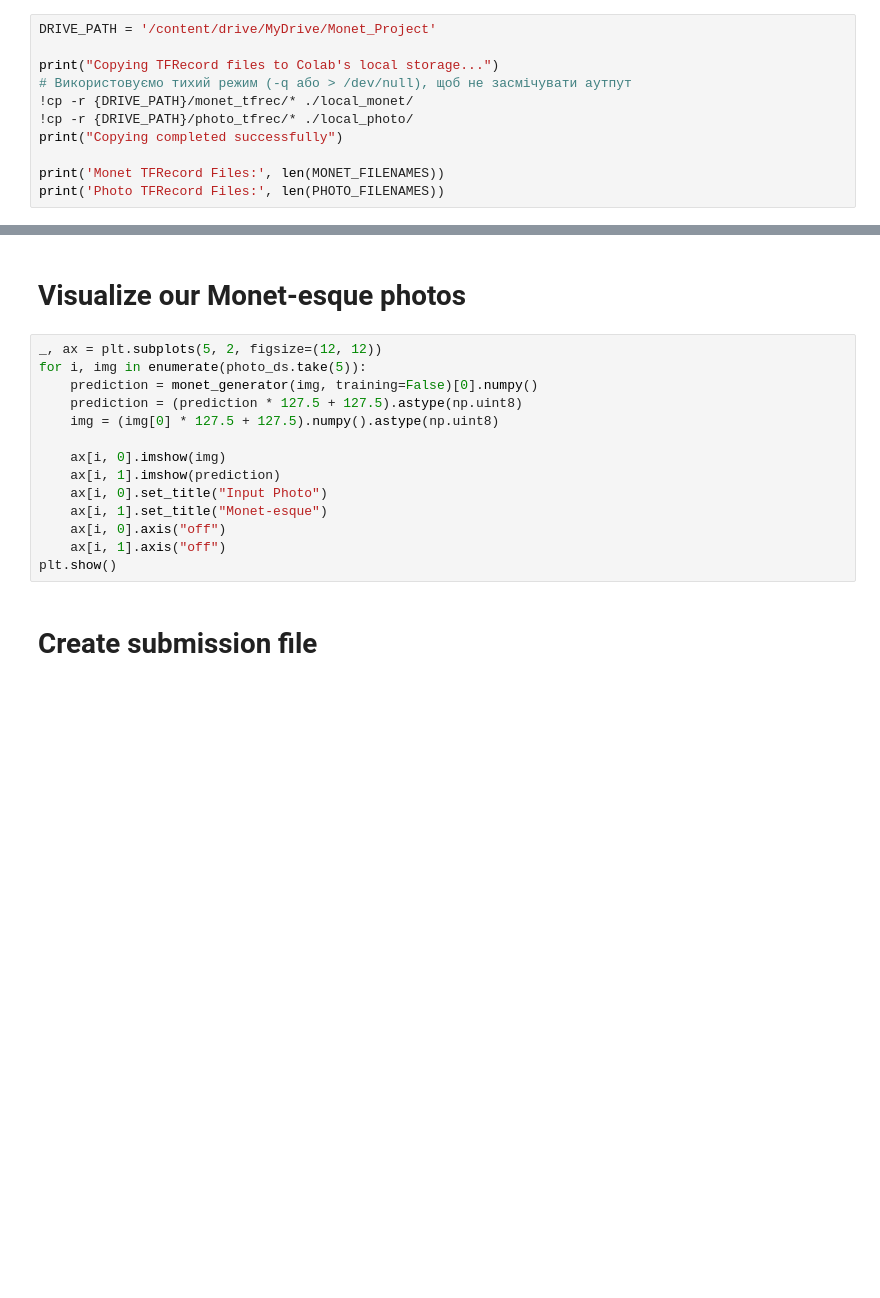
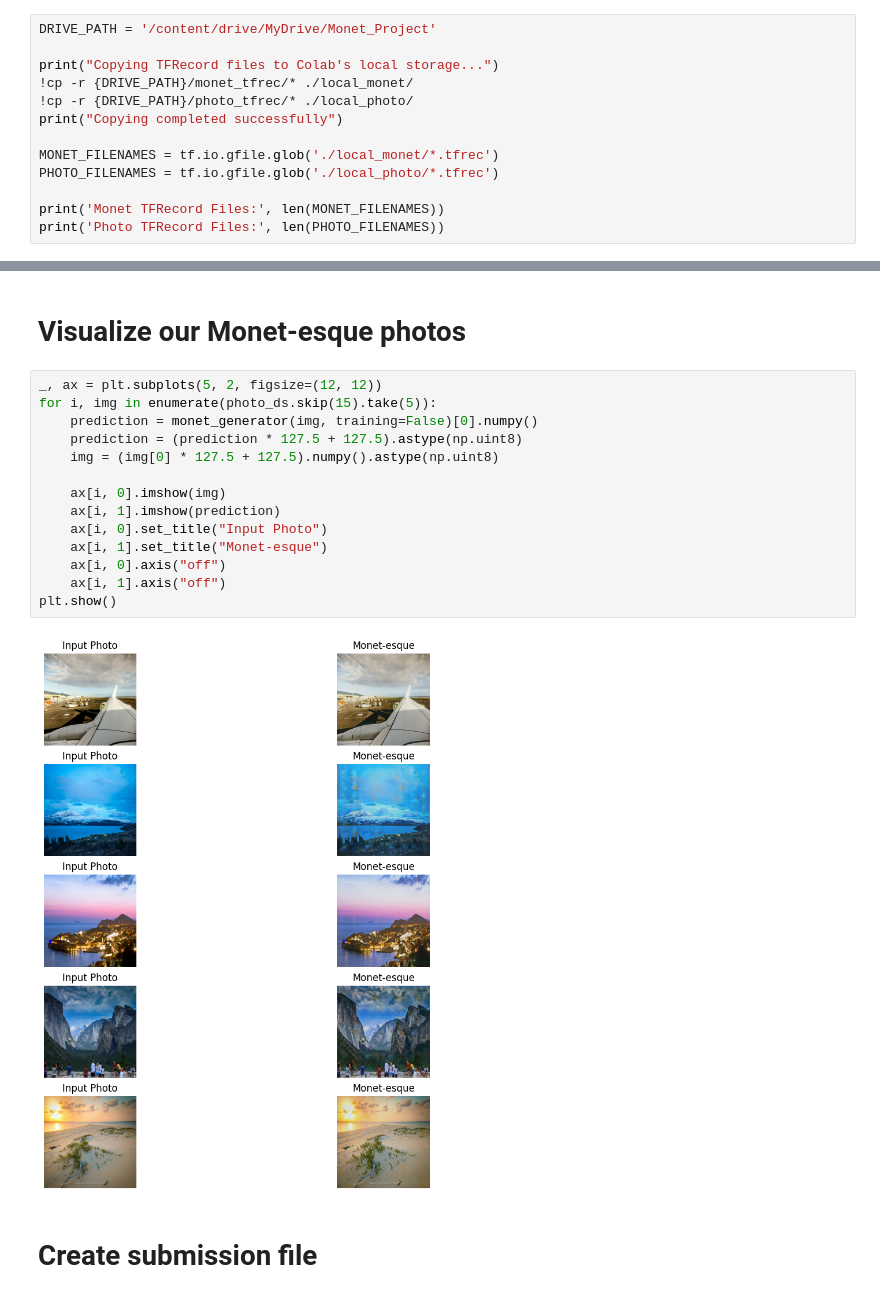
Before and after one commit to Nemessi10/gen_ai, a Jupyter notebook: Monet_Project.ipynb, the cells around one changed output, grey strips where cells are left out. Saved outputs shown, nothing was run; the diff lists cells and outputs as text; blank space fills up the shorter version.

```diff
--- a/Monet_Project.ipynb
+++ b/Monet_Project.ipynb
@@ -33,10 +39,12 @@ os.makedirs('./local_photo', exist_ok=True)
 DRIVE_PATH = '/content/drive/MyDrive/Monet_Project'
 
 print("Copying TFRecord files to Colab's local storage...")
-# Використовуємо тихий режим (-q або > /dev/null), щоб не засмічувати аутпут
 !cp -r {DRIVE_PATH}/monet_tfrec/* ./local_monet/
 !cp -r {DRIVE_PATH}/photo_tfrec/* ./local_photo/
 print("Copying completed successfully")
 
+MONET_FILENAMES = tf.io.gfile.glob('./local_monet/*.tfrec')
+PHOTO_FILENAMES = tf.io.gfile.glob('./local_photo/*.tfrec')
+
 print('Monet TFRecord Files:', len(MONET_FILENAMES))
 print('Photo TFRecord Files:', len(PHOTO_FILENAMES))
@@ -404,18 +444,20 @@ cycle_gan_model.fit(
 # Visualize our Monet-esque photos
 # %%
 _, ax = plt.subplots(5, 2, figsize=(12, 12))
-for i, img in enumerate(photo_ds.take(5)):
+for i, img in enumerate(photo_ds.skip(15).take(5)):
     prediction = monet_generator(img, training=False)[0].numpy()
     prediction = (prediction * 127.5 + 127.5).astype(np.uint8)
     img = (img[0] * 127.5 + 127.5).numpy().astype(np.uint8)
 
     ax[i, 0].imshow(img)
     ax[i, 1].imshow(prediction)
     ax[i, 0].set_title("Input Photo")
     ax[i, 1].set_title("Monet-esque")
     ax[i, 0].axis("off")
     ax[i, 1].axis("off")
 plt.show()
+# %% [output]
+[figure, added]
 # %% [markdown]
 # Create submission file
 # %%
```
Also changed, not shown: parts of 8 cells of this notebook.
